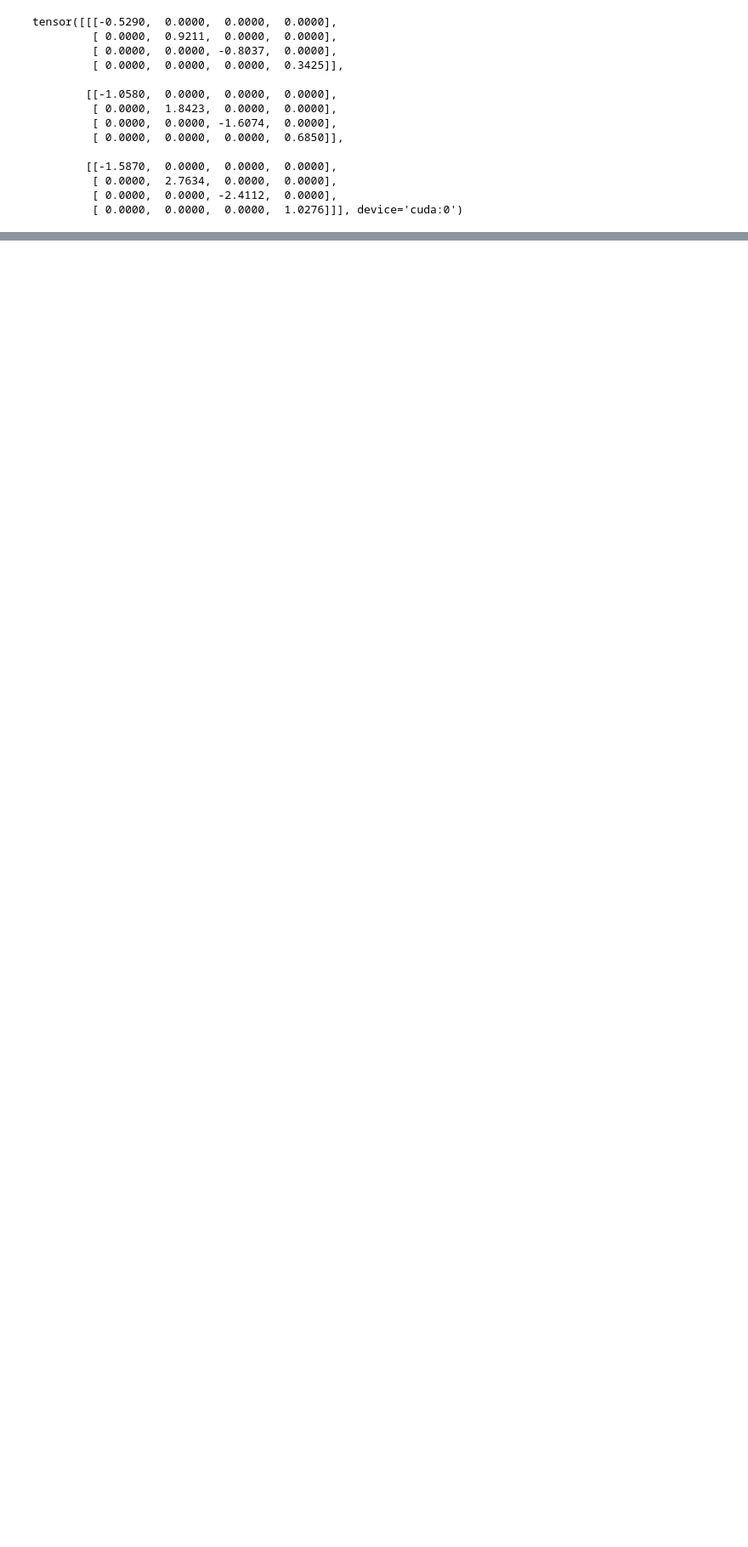
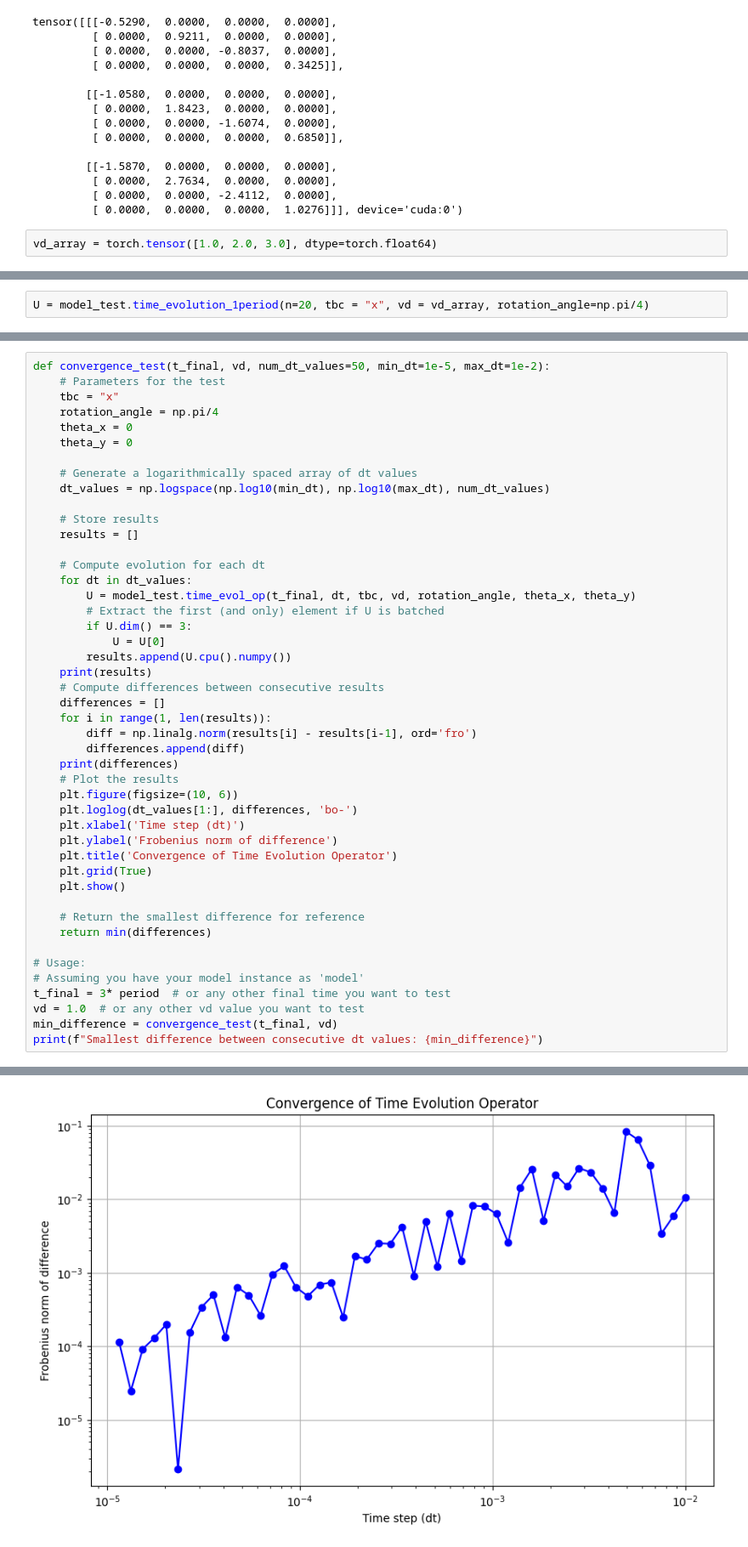
Before and after one commit to NGC2237-Clark/Topo_Loco_QCs, a Jupyter notebook: Floquet/AFAI_GPU.ipynb, the cells around one changed output, grey strips where cells are left out. Shown at 85% size. Cells and saved outputs as stored; diff of their text form; blank space fills up the shorter version.

```diff
--- a/Floquet/AFAI_GPU.ipynb
+++ b/Floquet/AFAI_GPU.ipynb
@@ -59,3 +60,5 @@ tensor([[[-0.5290,  0.0000,  0.0000,  0.0000],
          [ 0.0000,  2.7634,  0.0000,  0.0000],
          [ 0.0000,  0.0000, -2.4112,  0.0000],
          [ 0.0000,  0.0000,  0.0000,  1.0276]]], device='cuda:0')
+# %%
+vd_array = torch.tensor([1.0, 2.0, 3.0], dtype=torch.float64)
@@ -61,0 +67,2 @@ tensor([[[-0.5290,  0.0000,  0.0000,  0.0000],
+# %%
+U = model_test.time_evolution_1period(n=20, tbc = "x", vd = vd_array, rotation_angle=np.pi/4)
@@ -61,0 +88,47 @@ tensor([[[-0.5290,  0.0000,  0.0000,  0.0000],
+# %%
+def convergence_test(t_final, vd, num_dt_values=50, min_dt=1e-5, max_dt=1e-2):
+    # Parameters for the test
+    tbc = "x"
+    rotation_angle = np.pi/4
+    theta_x = 0
+    theta_y = 0
+
+    # Generate a logarithmically spaced array of dt values
+    dt_values = np.logspace(np.log10(min_dt), np.log10(max_dt), num_dt_values)
+
+    # Store results
+    results = []
+
+    # Compute evolution for each dt
+    for dt in dt_values:
+        U = model_test.time_evol_op(t_final, dt, tbc, vd, rotation_angle, theta_x, theta_y)
+        # Extract the first (and only) element if U is batched
+        if U.dim() == 3:
+            U = U[0]
+        results.append(U.cpu().numpy())
+    print(results)
+    # Compute differences between consecutive results
+    differences = []
+    for i in range(1, len(results)):
+        diff = np.linalg.norm(results[i] - results[i-1], ord='fro')
+        differences.append(diff)
+    print(differences)
+    # Plot the results
+    plt.figure(figsize=(10, 6))
+    plt.loglog(dt_values[1:], differences, 'bo-')
+    plt.xlabel('Time step (dt)')
+    plt.ylabel('Frobenius norm of difference')
+    plt.title('Convergence of Time Evolution Operator')
+    plt.grid(True)
+    plt.show()
+
+    # Return the smallest difference for reference
+    return min(differences)
+
+# Usage:
+# Assuming you have your model instance as 'model'
+t_final = 3* period  # or any other final time you want to test
+vd = 1.0  # or any other vd value you want to test
+min_difference = convergence_test(t_final, vd)
+print(f"Smallest difference between consecutive dt values: {min_difference}")
+# %% [output]
@@ -61,0 +152 @@ tensor([[[-0.5290,  0.0000,  0.0000,  0.0000],
+[figure, added]
```
Also changed, not shown: parts of 17 cells of this notebook, 5 other files.
